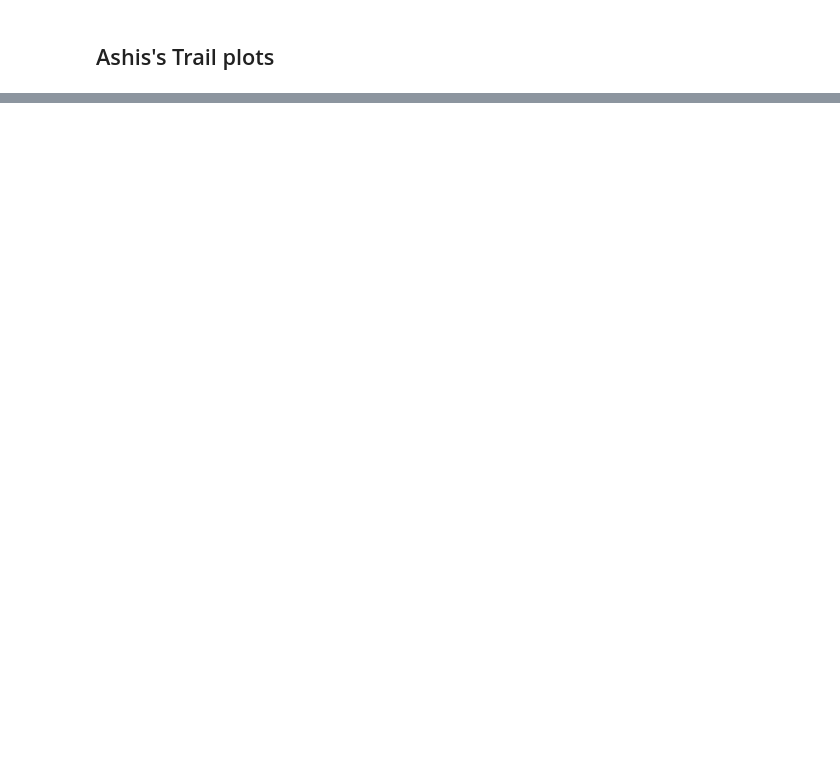
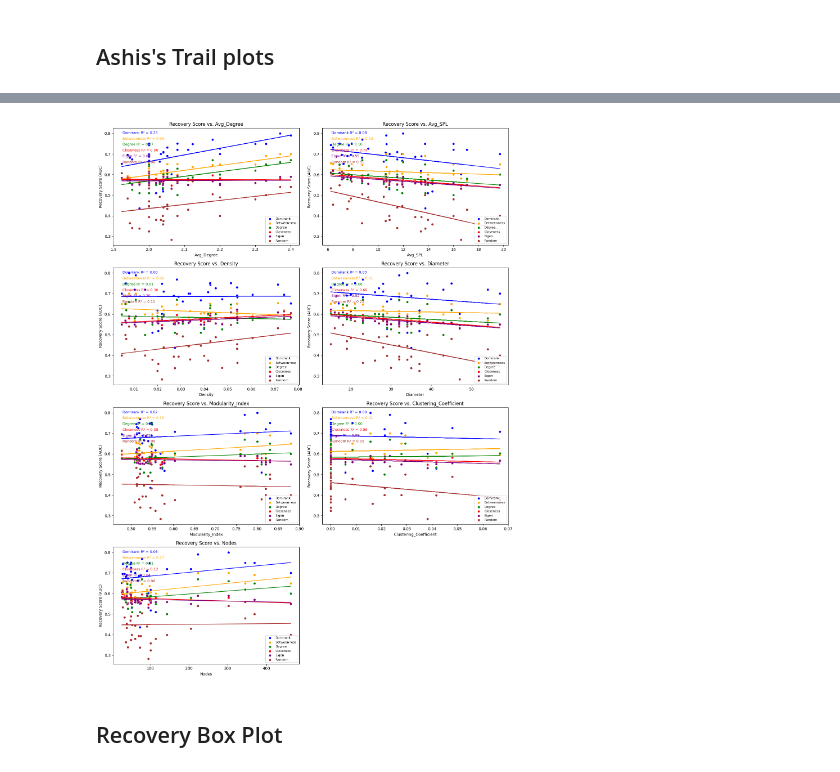
Before and after one commit to orijeet100/ashish_extension, a Jupyter notebook: recovery_replication.ipynb, the cells around one changed output, grey strips where cells are left out. Drawn from its saved outputs; the diff is of its cells as text; code cells hidden in the pictures; blank space fills up the shorter version.

```diff
--- a/recovery_replication.ipynb
+++ b/recovery_replication.ipynb
@@ -926,0 +1540,76 @@ Normalized area under the Random Recovery curve: 0.44
+# %%
+import matplotlib.pyplot as plt
+import seaborn as sns
+import numpy as np
+from sklearn.linear_model import LinearRegression
+import pickle
+import pandas as pd
+
+# Load the results from the recovery_results.pkl file
+with open('recovery_results.pkl', 'rb') as f:
+    recovery_results = pickle.load(f)
+
+# Extract network attributes and recovery AUC scores from the results
+network_attr_df = pd.DataFrame(
+    {city: {**metrics, **metrics["Recovery_AUC"]} for city, metrics in recovery_results.items()}
+).T
+
+# Separate network attributes and recovery methods into different DataFrames
+topological_metrics = ['Avg_Degree', 'Avg_SPL', 'Density', 'Diameter', 'Modularity_Index', 'Clustering_Coefficient', 'Nodes']
+recovery_methods = ['Domirank', 'Betweenness', 'Degree', 'Closeness', 'Eigen', 'Random']
+# recovery_methods = ['Betweenness','Domirank', 'Degree']
+
+# Prepare the DataFrames
+auc_df = network_attr_df[recovery_methods]
+network_attr_df = network_attr_df[topological_metrics]
+
+# Function to create scatter plot with linear fit
+def plot_with_trendline(x, y, label, color, ax):
+    sns.scatterplot(x=x, y=y, ax=ax, label=label, color=color)
+    # Fit a linear regression line
+    model = LinearRegression()
+    x_array = np.array(x).reshape(-1, 1)
+    model.fit(x_array, y)
+    trendline = model.predict(x_array)
+    ax.plot(x, trendline, color=color)
+    return model.score(x_array, y)  # Return R^2 value
+
+# Determine the number of subplots needed
+n_metrics = len(topological_metrics)  # 7 metrics
+n_cols = 2
+n_rows = (n_metrics + n_cols - 1) // n_cols  # Ceiling division to get enough rows
+
+# Create subplots
+fig, axes = plt.subplots(n_rows, n_cols, figsize=(15, n_rows * 5))
+axes = axes.flatten()
+
+colors = ['blue', 'orange', 'green', 'red', 'purple', 'brown']
+
+for i, metric in enumerate(topological_metrics):
+    ax = axes[i]
+
+    for j, method in enumerate(recovery_methods):
+        x = network_attr_df[metric]  # Topological metric
+        y = auc_df[method]  # Recovery method performance (AUC)
+        r2 = plot_with_trendline(x, y, method, colors[j], ax)  # Plot data and trendline
+
+        # Display R² value in plot
+        ax.text(0.05, 0.95 - j * 0.05, f'{method} R² = {r2:.2f}', transform=ax.transAxes, color=colors[j], fontsize=9)
+
+    ax.set_title(f'Recovery Score vs. {metric}')
+    ax.set_xlabel(metric)
+    ax.set_ylabel('Recovery Score (AUC)')
+    ax.legend(loc='lower right', fontsize=8)
+
+# Remove any unused subplots
+if len(axes) > n_metrics:
+    for idx in range(n_metrics, len(axes)):
+        fig.delaxes(axes[idx])
+
+plt.tight_layout()
+plt.savefig("fit_lines_recovery", bbox_inches='tight')
+plt.show()
+# %% [output]
+[figure, added]
+# %% [markdown]
+## Recovery Box Plot
```
Also changed, not shown: parts of 37 cells of this notebook, 1 other file.
